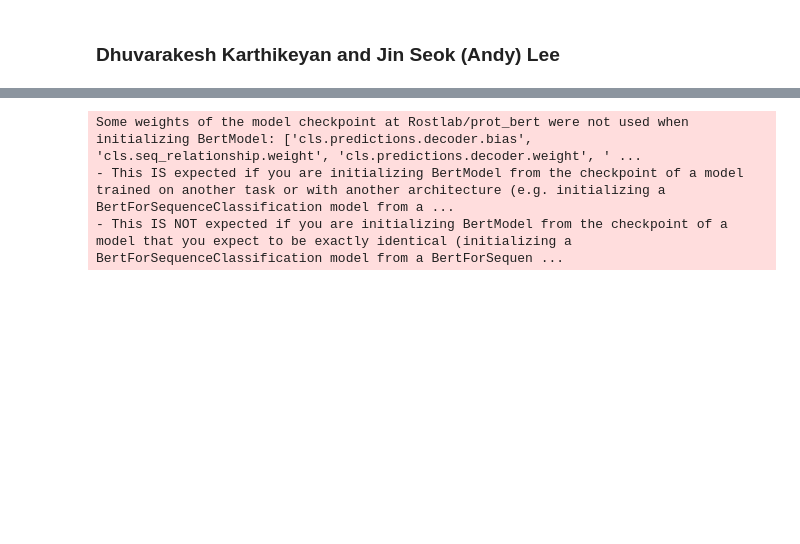
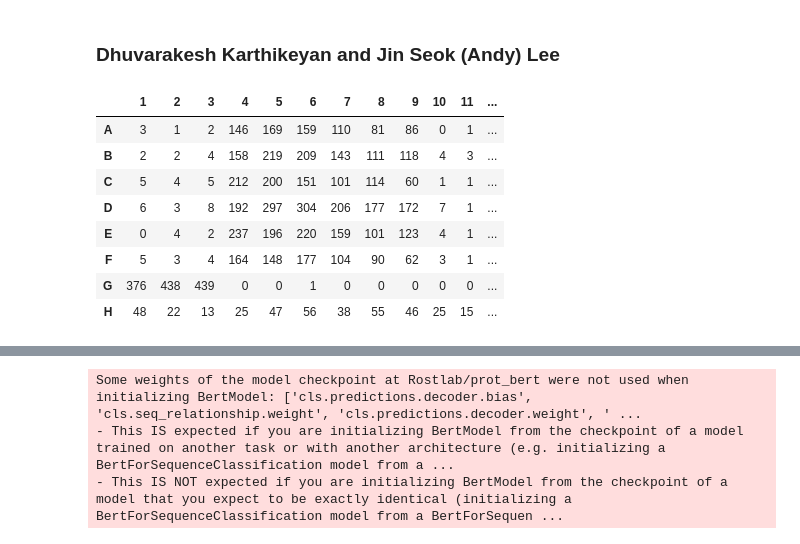
Before and after one commit to pirl-unc/ace, a Jupyter notebook: notebooks/sequence_properties.ipynb, the cells around one changed output, grey strips where cells are left out. Drawn from its saved outputs; the diff is of its cells as text; code cells hidden in the pictures; blank space fills up the shorter version.

```diff
--- a/notebooks/sequence_properties.ipynb
+++ b/notebooks/sequence_properties.ipynb
@@ -4,0 +8,15 @@
+# %%
+pd.read_excel("elispot_plate_reader.xlsx",
+             skiprows=2,
+             index_col="Unnamed: 0",
+             nrows=8)
+# %% [output]
+|  | 1 | 2 | 3 | 4 | 5 | 6 | 7 | 8 | 9 | 10 | 11 | ... |
+| A | 3 | 1 | 2 | 146 | 169 | 159 | 110 | 81 | 86 | 0 | 1 | ... |
+| B | 2 | 2 | 4 | 158 | 219 | 209 | 143 | 111 | 118 | 4 | 3 | ... |
+| C | 5 | 4 | 5 | 212 | 200 | 151 | 101 | 114 | 60 | 1 | 1 | ... |
+| D | 6 | 3 | 8 | 192 | 297 | 304 | 206 | 177 | 172 | 7 | 1 | ... |
+| E | 0 | 4 | 2 | 237 | 196 | 220 | 159 | 101 | 123 | 4 | 1 | ... |
+| F | 5 | 3 | 4 | 164 | 148 | 177 | 104 | 90 | 62 | 3 | 1 | ... |
+| G | 376 | 438 | 439 | 0 | 0 | 1 | 0 | 0 | 0 | 0 | 0 | ... |
+| H | 48 | 22 | 13 | 25 | 47 | 56 | 38 | 55 | 46 | 25 | 15 | ... |
```
Also changed, not shown: parts of 7 cells of this notebook, 8 other files.
